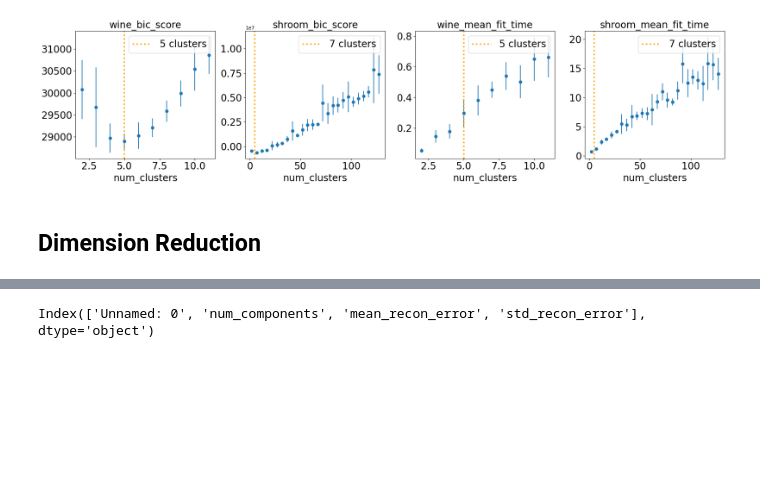
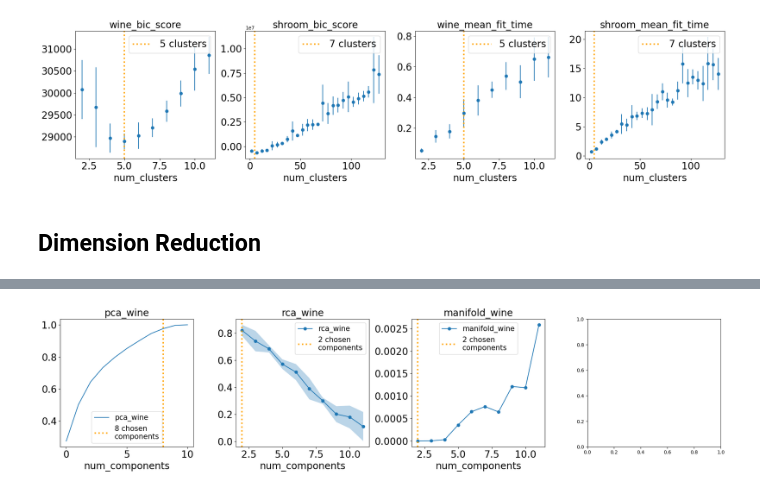
Before and after one commit to lboadi2/machine_learning, a Jupyter notebook: 3_unsupervised_learning/visuals.ipynb, the cells around one changed output, grey strips where cells are left out. Cells and saved outputs as stored; diff of their text form; code cells hidden in the pictures; blank space fills up the shorter version.

```diff
--- a/3_unsupervised_learning/visuals.ipynb
+++ b/3_unsupervised_learning/visuals.ipynb
@@ -108,9 +136,10 @@ def plot_bic_curve(x_data, y_mean, y_std, axs=None, take_mean=True, name=''):
 # %%
-def plot_rca_curve(x_data, y_mean, y_std, axs=None,
-                take_mean=True, name='', x_name='num_clusters'):
-    axs.set_title(name)
+def plot_dr_clust_curve(x_data, y_mean, y_std, axs=None,
+                take_mean=True, name='', x_name='num_clusters',
+                selected_components=1, label='KM'):
+    axs.set_title(name, fontsize=20)
     axs.tick_params(axis='both', labelsize=20)
-    axs.set_xlabel(x_name)
+    axs.set_xlabel(x_name, fontsize=20)
 
     if axs == None:
         _, axs = plt.subplots()
@@ -121,6 +150,10 @@ def plot_rca_curve(x_data, y_mean, y_std, axs=None,
     else:
         line = axs.plot(x_data, y_mean)
 
+    axs.axvline(x=selected_components,color='orange',
+                        linestyle=':', label=label, lw=3)
+    axs.legend(fontsize=20)
+
     return line
 # %% [markdown]
 # Read in Data
@@ -479,4 +472,32 @@ plt.show()
-# %%
-df_rca_wine.columns
-# %% [output]
-Index(['Unnamed: 0', 'num_components', 'mean_recon_error', 'std_recon_error'], dtype='object')
+# %%
+# wine DR
+fig, axs = plt.subplots(1,4, figsize=(20,5))
+axs =axs.flatten()
+
+x_data = df_pca_wine.index
+y_mean = df_pca_wine['0']
+
+plot_rca_curve(x_data=x_data, y_mean=y_mean, y_std=y_std,
+                axs=axs[0], name='pca_wine', take_mean=False,
+                selected_components=s_pca_cluster_wine.iloc[0,-1])
+
+x_data = df_rca_wine['num_components']
+y_mean = df_rca_wine['mean_recon_error']
+y_std =df_rca_wine['std_recon_error']
+
+plot_rca_curve(x_data=x_data, y_mean=y_mean, y_std=y_std,
+                axs=axs[1], name='rca_wine', take_mean=True,
+                 selected_components=s_rca_cluster_wine.iloc[0,-1] )
+
+x_data = df_man_wine['num_components']
+y_mean = df_man_wine['mean_recon_error']
+y_std =df_man_wine['std_recon_error']
+
+plot_rca_curve(x_data=x_data, y_mean=y_mean, y_std=y_std,
+                axs=axs[2], name='manifold_wine', take_mean=True,
+                  selected_components=s_man_cluster_wine.iloc[0,-1])
+
+plt.tight_layout()
+plt.show()
+# %% [output]
+[figure, added]
```
Also changed, not shown: parts of 11 cells of this notebook.
